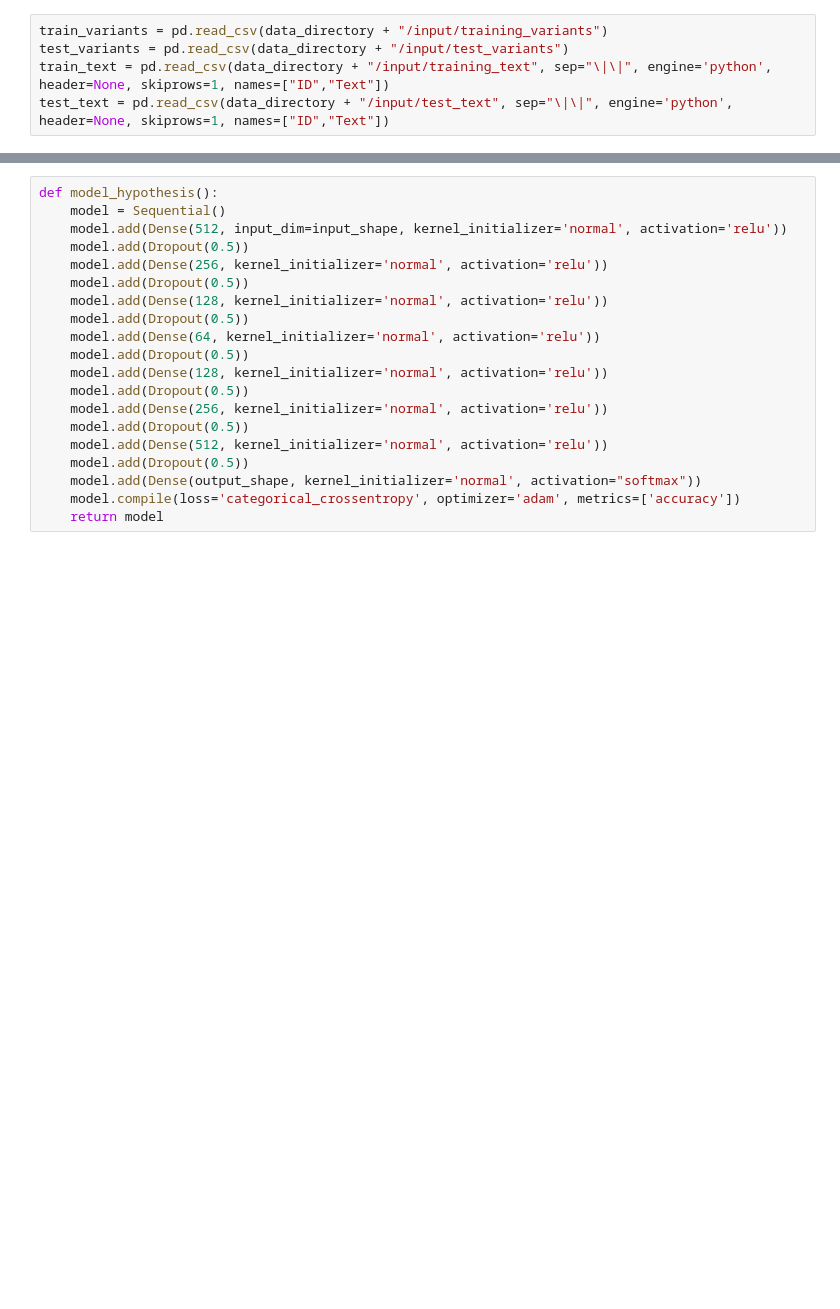
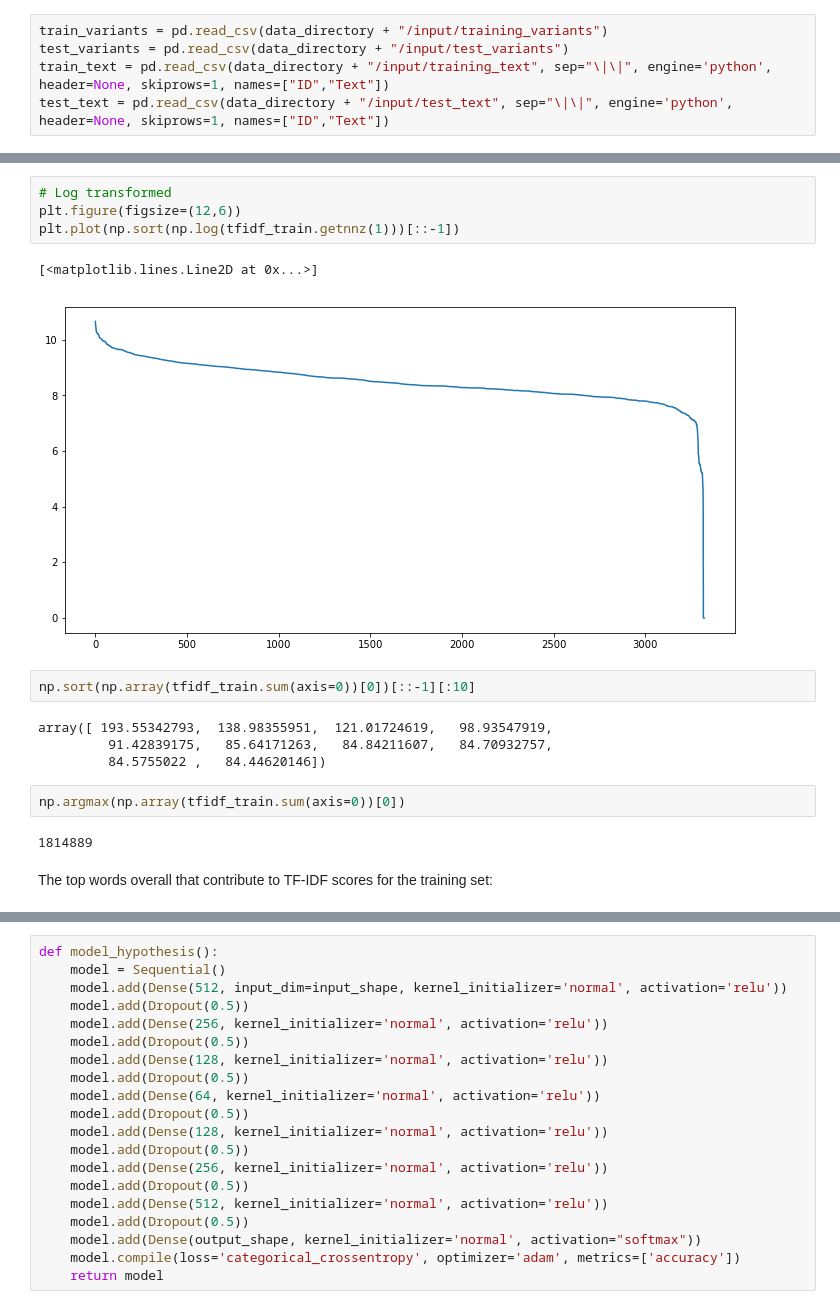
Before and after one commit to planetceres/NIPS-personalized-medicine, a Jupyter notebook: hypothesis_keras.ipynb, the cells around one changed output, grey strips where cells are left out. Cells and saved outputs as stored; diff of their text form; blank space fills up the shorter version.

```diff
--- a/hypothesis_keras.ipynb
+++ b/hypothesis_keras.ipynb
@@ -61,0 +503,19 @@ Using TensorFlow backend.
+# %%
+# Log transformed
+plt.figure(figsize=(12,6))
+plt.plot(np.sort(np.log(tfidf_train.getnnz(1)))[::-1])
+# %% [output]
+[<matplotlib.lines.Line2D at 0x...>]
+[figure, added]
+# %%
+np.sort(np.array(tfidf_train.sum(axis=0))[0])[::-1][:10]
+# %% [output]
+array([ 193.55342793,  138.98355951,  121.01724619,   98.93547919,
+         91.42839175,   85.64171263,   84.84211607,   84.70932757,
+         84.5755022 ,   84.44620146])
+# %%
+np.argmax(np.array(tfidf_train.sum(axis=0))[0])
+# %% [output]
+1814889
+# %% [markdown]
+The top words overall that contribute to TF-IDF scores for the training set:
```
Also changed, not shown: parts of 184 cells of this notebook.
